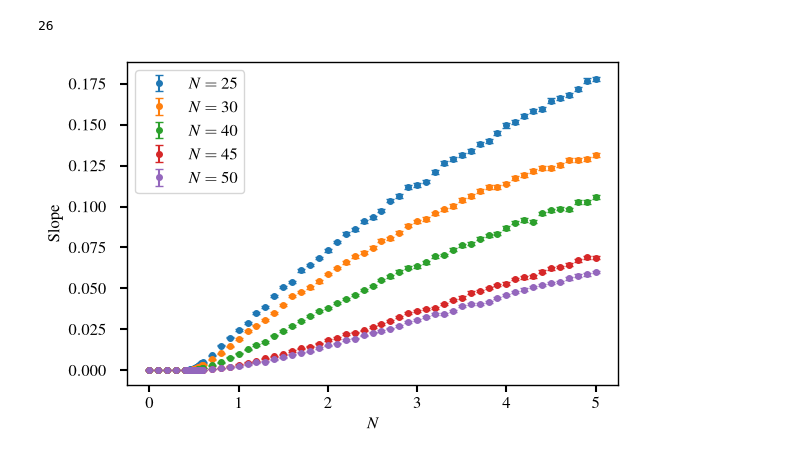
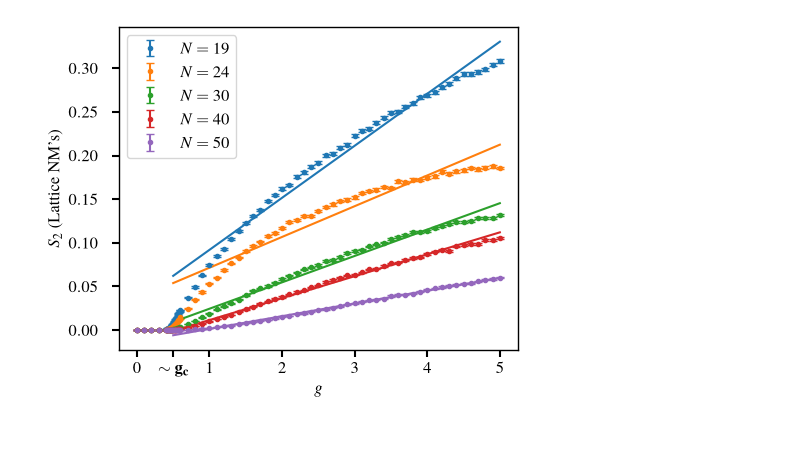
Before and after one commit to evboliveira/swap, a Jupyter notebook: S(g)_and_slopes.ipynb, the cells around one changed output. Saved outputs shown, nothing was run; the diff lists cells and outputs as text; code cells hidden in the pictures.

```diff
--- a/S(g)_and_slopes.ipynb
+++ b/S(g)_and_slopes.ipynb
@@ -66,12 +66,13 @@ def linear_fit_Svs_g(g_values, entropy, error):
     # pcov is the 2x2 covariance matrix
     popt, pcov = curve_fit(linear_model, g_values, entropy, sigma=error, absolute_sigma=True)
 
-    slope = popt[0]
+    a = popt[0]
     # The [0, 0] element corresponds to the variance of the first parameter (slope)
-    slope_error = np.sqrt(pcov[0, 0])
-    return slope, slope_error
+    da = np.sqrt(pcov[0, 0])
+    b = popt[1]
+    return a,da,b
 # %%
-gmin = 0.5
+gmin = 1
 gmin_index = int(np.where(g_values==gmin)[0][0])
 glist = g_values[gmin_index:]
 
@@ -84,10 +85,10 @@ data_err = error[Nmin_index:,gmin_index:]
 # err_safe = np.where(data_err > 0, data_err, np.nanmedian(data_err[data_err > 0]))
 
 sizeN = len(Nlist)
-slopes = np.zeros((sizeN,2))
+coef = np.zeros((sizeN,3))
 
 for i in range(sizeN):
-    slopes[i,:] = linear_fit_Svs_g(glist, data[i,:], data_err[i,:])
+    coef[i,:] = linear_fit_Svs_g(glist, data[i,:], data_err[i,:])
 
 import matplotlib.pyplot as plt
 
@@ -155,29 +143,37 @@ array([[-0.00000000e+00,  1.13044609e-02,  4.36486831e-02, ...,
-# %%
-int(np.where(N_values==Nlist[1])[0][0])
-# %% [output]
-26
 # %%
-fig, ax = plt.subplots(figsize=(6, 4))
-Nlist = [25,30,40,45,50]
+fig, ax = plt.subplots(figsize=(5, 4))
+# Nlist = [10,13,16,19,22]
+Nlist = [19,24,30,40,50]
+# Nlist = [i for i in range(4,51) if i%2==0][::4]
+
+x = np.linspace(0.5,5,200)
+cmap = plt.colormaps['tab10']
+k=0
 
 for n in Nlist:
     i = int(np.where(N_values==n)[0][0])
+    ax.errorbar(g_values , entropy[i,:], yerr=error[i,:], fmt='o', ms=3, label=rf"$N={n}$",capsize=3, color=cmap(k))
 
-    ax.errorbar(g_values , entropy[i,:], yerr=error[i,:], fmt='o', ms=4, label=rf"$N={n}$",capsize=3)
+    ###### linear fit plot
+    a,da,b = coef[i,:]
+    ax.plot(x,linear_model(x,a,b), color=cmap(k))
+    ######
+    k+=1
 
-ax.set_xlabel(r"$N$", fontsize=FontSize)
-ax.set_ylabel(r"Slope", fontsize=FontSize)
-# ax.set_title("S vs g for fixed N")
+# ax.set_xlim(xmin=-0.1,xmax=4.1)
+ax.set_xlabel(r"$g$", fontsize=FontSize)
+ax.set_ylabel(r"$S_2$ (Lattice NM's)", fontsize=FontSize)
 ax.legend(fontsize=FontSize)
 ax.grid(alpha=0.3)
 ax.xaxis.set_tick_params(width=1.5, length=5, labelsize=FontSize)
 ax.yaxis.set_tick_params(width=1.5, length=5, labelsize=FontSize, pad=tickpad)
-
+ax.set_xticks([0, 0.5, 1, 2,3,4,5])
+ax.set_xticklabels([0, r'$\mathbf{\sim g_c}$', 1, 2,3,4,5])
 plt.setp(ax.spines.values(), linewidth=1)
 plt.grid(False)
 plt.tight_layout()
 
-plt.savefig("slopes_vs_N.png",format = 'png', dpi=600)
+plt.savefig("S2(latt_NM)_vs_g.png",format = 'png', dpi=600)
 plt.show()
 # %% [output]
-[figure, old version]
+[figure, new version]
```
Also changed, not shown: parts of 4 cells of this notebook, 24 other files.
